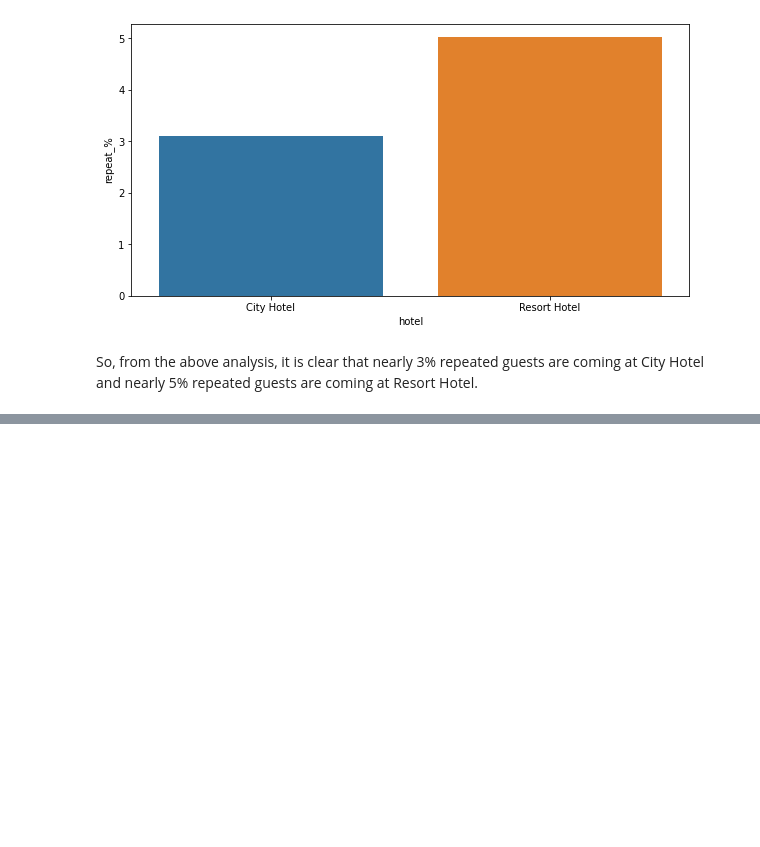
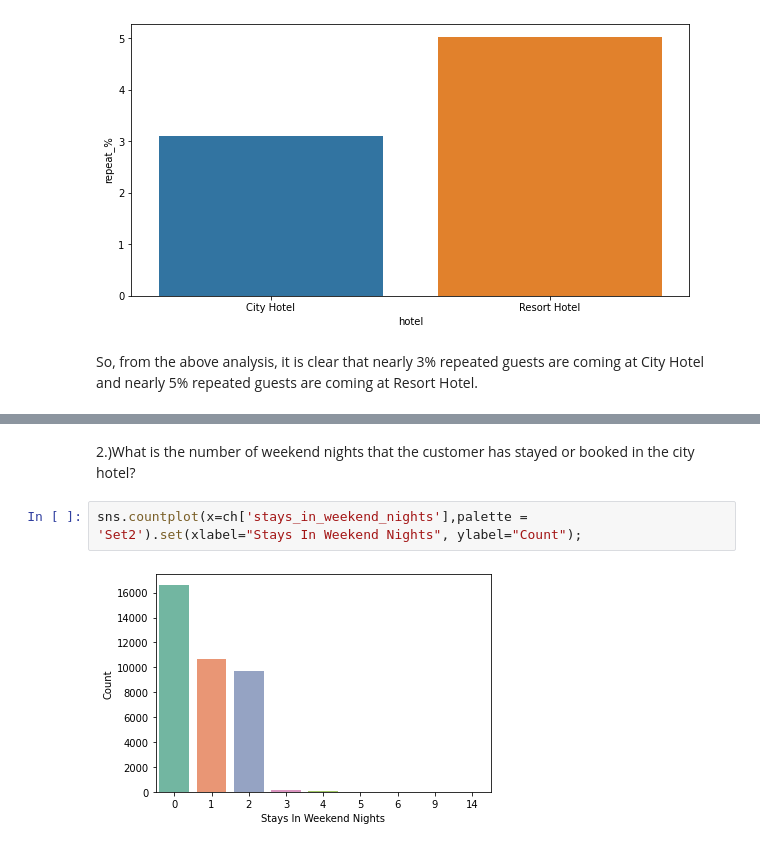
Before and after one commit to MrityunjaySingh18/Hotel-Booking-Analysis, a Jupyter notebook: Copy_of_Hotel_Booking_Analysis_Capstone_Project.ipynb, the cells around one changed output, grey strips where cells are left out. Saved outputs shown, nothing was run; the diff lists cells and outputs as text; blank space fills up the shorter version.

```diff
--- a/Copy_of_Hotel_Booking_Analysis_Capstone_Project.ipynb
+++ b/Copy_of_Hotel_Booking_Analysis_Capstone_Project.ipynb
@@ -299,0 +327,6 @@ So, from the above analysis, it is clear that nearly 3% repeated guests are comi
+# %% [markdown]
+2.)What is the number of weekend nights that the customer has stayed or booked in the city hotel?
+# %%
+sns.countplot(x=ch['stays_in_weekend_nights'],palette = 'Set2').set(xlabel="Stays In Weekend Nights", ylabel="Count");
+# %% [output]
+[figure, added]
```
Also changed, not shown: parts of 22 cells of this notebook.
